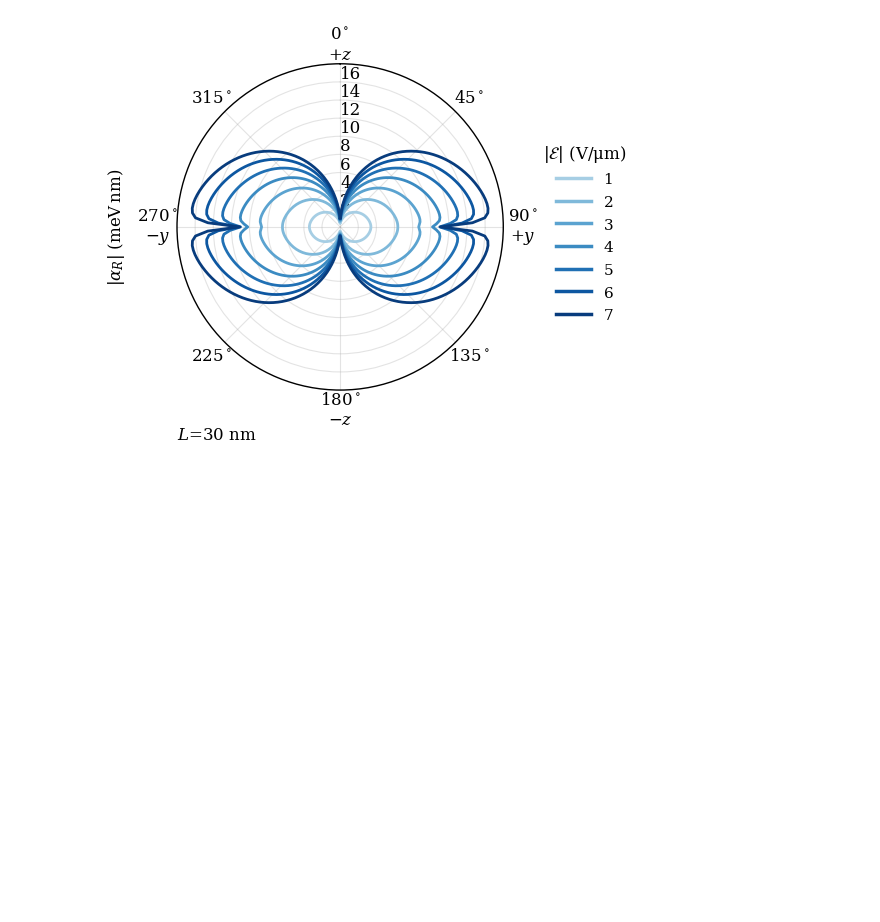
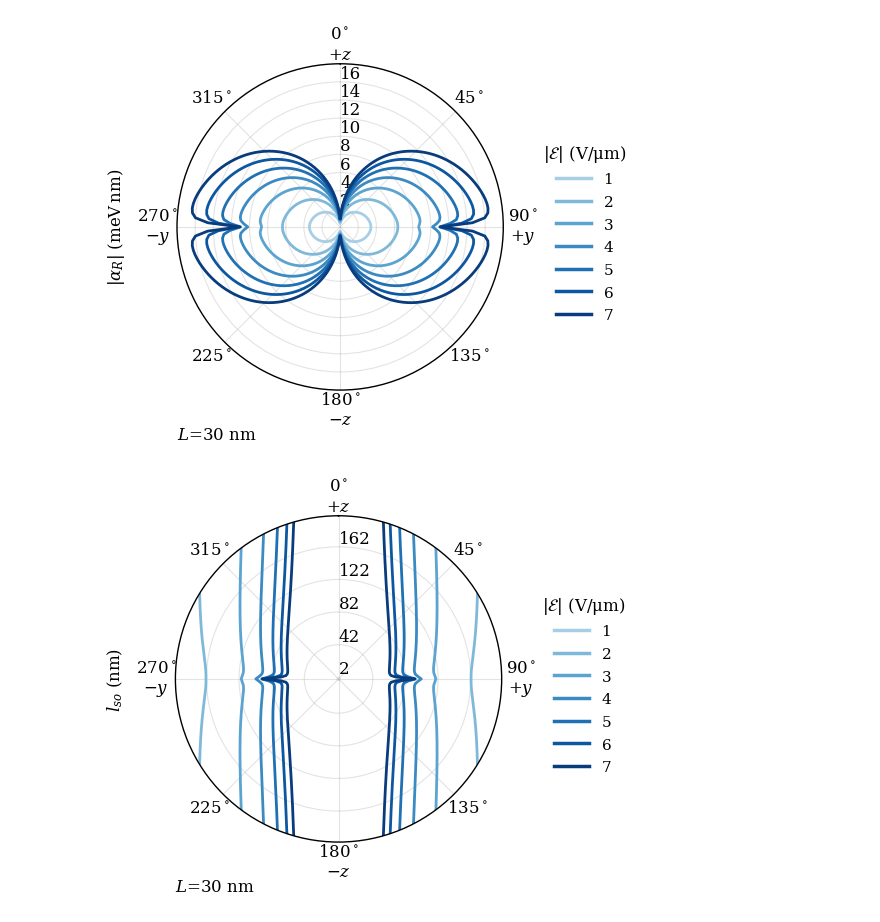
Before and after one commit to anirban8653/2H_Ge, a Jupyter notebook: Sec_IV_Large_elctric_field/Rashba_modulation_fig_5/peanut_plot.ipynb, the cells around one changed output. Cells and saved outputs as stored; diff of their text form; code cells hidden in the pictures; blank space fills up the shorter version.

```diff
--- a/Sec_IV_Large_elctric_field/Rashba_modulation_fig_5/peanut_plot.ipynb
+++ b/Sec_IV_Large_elctric_field/Rashba_modulation_fig_5/peanut_plot.ipynb
@@ -196,22 +196,23 @@ plt.show()
 # %%
 import matplotlib.pyplot as plt
 import numpy as np
-from scipy.constants import m_e, hbar, electron_mass
+from scipy.constants import elementary_charge, hbar, electron_mass
 
 
 # ==============================================================
 #                         PARAMETERS
 # ==============================================================
 
-N = 50
+N = 100
 L = 300
 kx = 0.001
-mx_eff = 0.0737
-
-def lso(alpha):
-    return hbar/(mx_eff*electron_mass * alpha)
+ymax = 200
 
 
+def lso(alpha):  # alpha in meV·nm
+    meff = 0.0737 * electron_mass
+    alpha_si = np.asarray(alpha) * 1e-3 * elementary_charge * 1e-9
+    return hbar**2 / (meff * alpha_si) * 1e9  # nm
 
 # Electric-field magnitudes in V/micrometre
 electric_fields = np.arange(1.0, 8.0, 1.0)
@@ -259,8 +260,8 @@ def prepare_polar_axis(ax):
     ax.spines["polar"].set_linewidth(1.0)
 
     # Radial range and concentric-ring labels
-    ax.set_ylim(0, 16)
-    ax.set_rticks(np.arange(2, 16, 2))
+    ax.set_ylim(0, ymax)
+    ax.set_rticks(np.arange(2, ymax, 40))
 
     # Place the radial labels along the +z axis
     ax.set_rlabel_position(0)
@@ -309,17 +310,13 @@ for E, color in zip(electric_fields, blue_colors):
         comments="#",
     )
 
-    if data.ndim != 2 or data.shape[1] < 8:
-        raise ValueError(
-            f"Expected at least 8 columns in {data_file}, "
-            f"but found shape {data.shape}."
-        )
 
     theta = np.deg2rad(data[:, 0])
 
     # Convert alpha from eV Angstrom to meV nm
     # 1 eV Angstrom = 100 meV nm
-    alpha_meV_nm = 100.0 * data[:, 6]
+    alpha_meV_nm = 100.0 * data[:, 3]
+    lso_nm = lso(alpha_meV_nm)
 
     # Close the polar curve when 360 degrees is not included
     angular_range = theta[-1] - theta[0]
@@ -332,13 +329,13 @@ for E, color in zip(electric_fields, blue_colors):
         )
 
         alpha_plot = np.append(
-            alpha_meV_nm,
-            alpha_meV_nm[0],
+            lso_nm,
+            lso_nm[0],
         )
 
     else:
         theta_plot = theta
-        alpha_plot = alpha_meV_nm
+        alpha_plot = lso_nm
 
     ax.plot(
         theta_plot,
@@ -352,11 +349,11 @@ for E, color in zip(electric_fields, blue_colors):
 # ==============================================================
 #                      LABELS AND LEGEND
 # ==============================================================
-ax.text(0.0,-0.15,r"$L$"f"={30}" r" nm", transform=ax2.transAxes,fontsize = 12)
+ax.text(0.0,-0.15,r"$L$"f"={30}" r" nm", transform=ax.transAxes,fontsize = 12)
 # ax.text(0.9,-0.15,r"$k_x$"f"={kx}" r" $\AA^{-1}$", transform=ax2.transAxes,fontsize = 12)
 
 ax.set_ylabel(
-    r"$|\alpha_R|$$~(\mathrm{meV\,nm})$",
+    r"$l_{so}$ (nm)",
     labelpad=36, fontsize = 12
 )
 
@@ -366,30 +363,32 @@ legend = ax.legend(
     bbox_to_anchor=(1.08, 0.8),
     frameon=False,
     fontsize=11,
     title_fontsize=12,
     handlelength=2.3,
     labelspacing=0.5,
 )
 
 # Ensure the legend lines have a clearly visible thickness
 for line in legend.get_lines():
     line.set_linewidth(2.5)
 
 
 # ==============================================================
 #                         SAVE FIGURE
 # ==============================================================
 
 fig.tight_layout()
 
 fig.savefig(
     f"polar_alpha_all_E_N{N}_L{L}_kx{kx}.svg",
     bbox_inches="tight",
 )
 
 fig.savefig(
     f"polar_alpha_all_E_N{N}_L{L}_kx{kx}.pdf",
     bbox_inches="tight",
 )
 
 plt.show()
+# %% [output]
+[figure, added]
```
Also changed, not shown: 3 other files.
